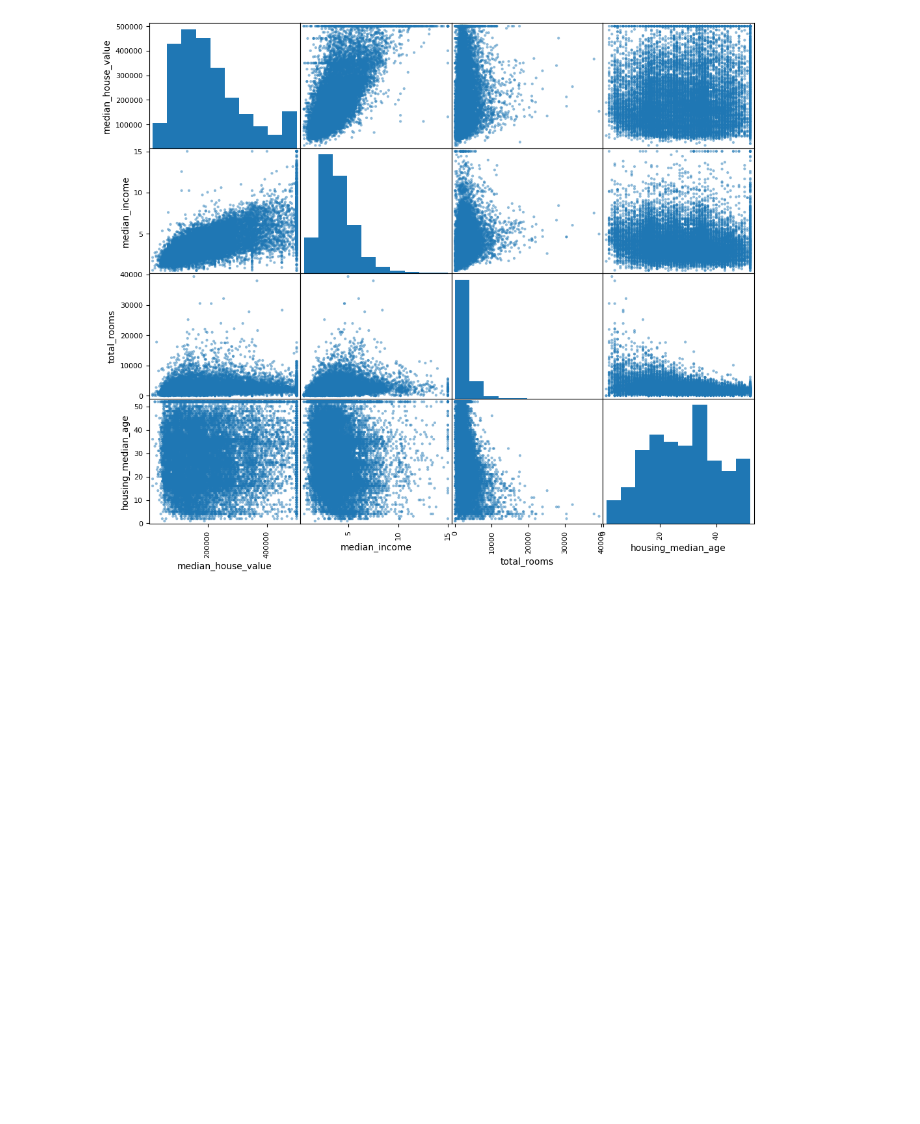
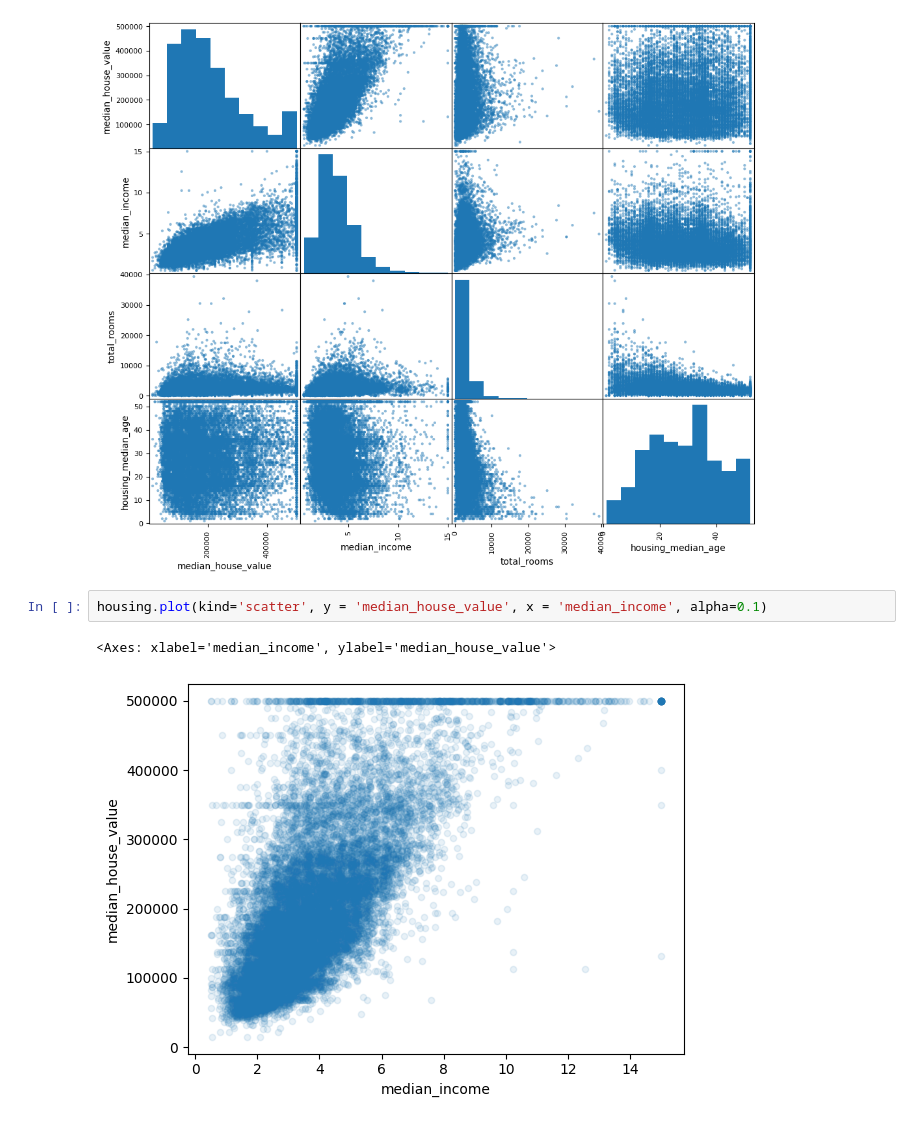
Before and after one commit to Grivov/ml, a Jupyter notebook: Housing.ipynb, the cells around one changed output. Drawn from its saved outputs; the diff is of its cells as text; blank space fills up the shorter version.

```diff
--- a/Housing.ipynb
+++ b/Housing.ipynb
@@ -168,3 +169,8 @@ array([[<Axes: xlabel='median_house_value', ylabel='median_house_value'>,
         <Axes: xlabel='housing_median_age', ylabel='housing_median_age'>]],
       dtype=object)
 [figure]
+# %%
+housing.plot(kind='scatter', y = 'median_house_value', x = 'median_income', alpha=0.1)
+# %% [output]
+<Axes: xlabel='median_income', ylabel='median_house_value'>
+[figure, added]
```
Also changed, not shown: parts of 8 cells of this notebook.
